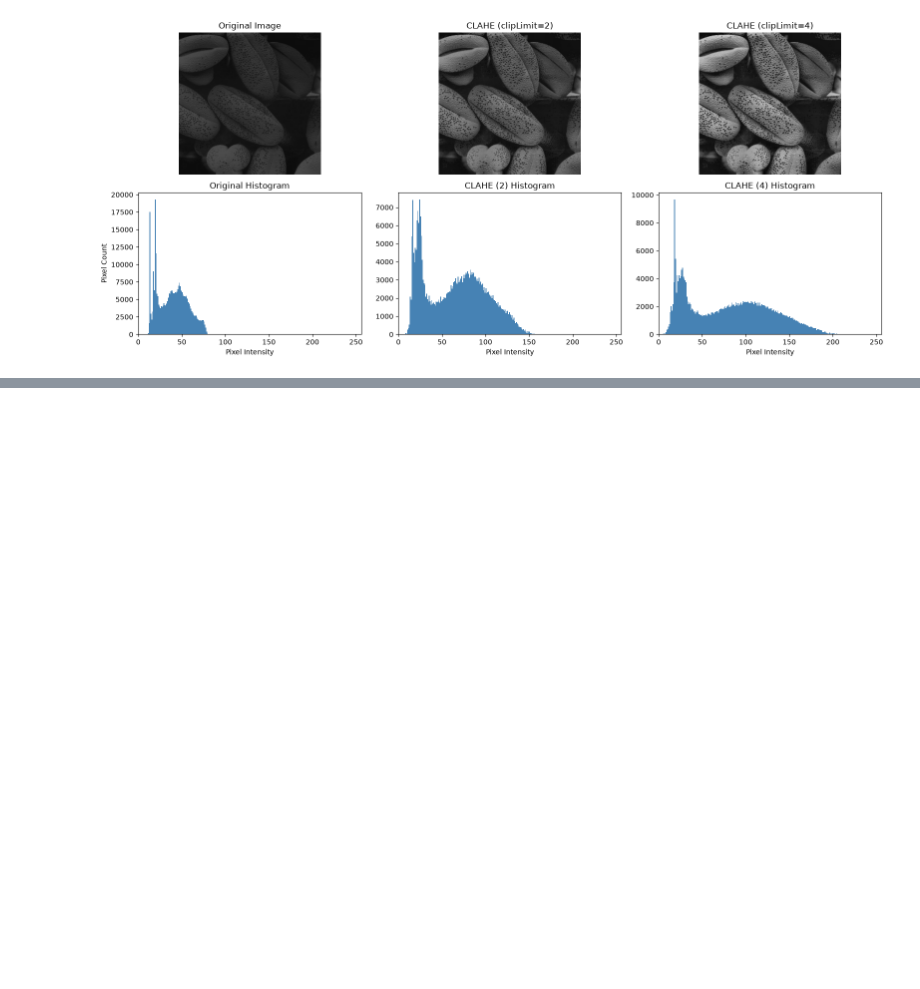
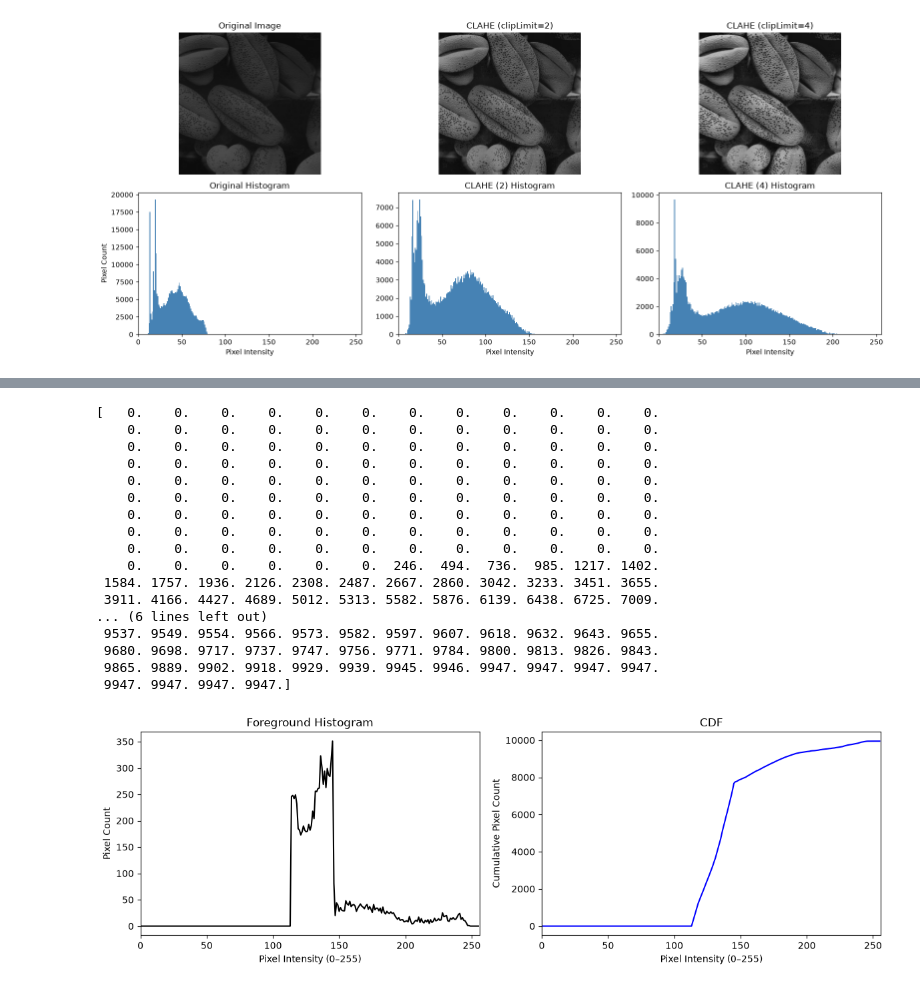
Before and after one commit to Imashanilupul/Machine_Vision_Assignment_1, a Jupyter notebook: Answer_Sheet.ipynb, the cells around one changed output, grey strips where cells are left out. Cells and saved outputs as stored; diff of their text form; code cells hidden in the pictures; blank space fills up the shorter version.

```diff
--- a/Answer_Sheet.ipynb
+++ b/Answer_Sheet.ipynb
@@ -425,0 +543,43 @@ plt.show()
+# %%
+#  the cumulative sum of the histogram using np.cumsum
+import numpy as np
+
+# Calculate CDF
+cdf = np.cumsum(hist)
+print(cdf)
+
+fig, axes = plt.subplots(1, 2, figsize=(12, 4))
+
+axes[0].plot(hist, color="black")
+axes[0].set_title("Foreground Histogram")
+axes[0].set_xlabel("Pixel Intensity (0–255)")
+axes[0].set_ylabel("Pixel Count")
+axes[0].set_xlim([0, 256])
+
+axes[1].plot(cdf, color="blue")
+axes[1].set_title("CDF")
+axes[1].set_xlabel("Pixel Intensity (0–255)")
+axes[1].set_ylabel("Cumulative Pixel Count")
+axes[1].set_xlim([0, 256])
+
+plt.tight_layout()
+plt.show()
+# %% [output]
+[   0.    0.    0.    0.    0.    0.    0.    0.    0.    0.    0.    0.
+    0.    0.    0.    0.    0.    0.    0.    0.    0.    0.    0.    0.
+    0.    0.    0.    0.    0.    0.    0.    0.    0.    0.    0.    0.
+    0.    0.    0.    0.    0.    0.    0.    0.    0.    0.    0.    0.
+    0.    0.    0.    0.    0.    0.    0.    0.    0.    0.    0.    0.
+    0.    0.    0.    0.    0.    0.    0.    0.    0.    0.    0.    0.
+    0.    0.    0.    0.    0.    0.    0.    0.    0.    0.    0.    0.
+    0.    0.    0.    0.    0.    0.    0.    0.    0.    0.    0.    0.
+    0.    0.    0.    0.    0.    0.    0.    0.    0.    0.    0.    0.
+    0.    0.    0.    0.    0.    0.  246.  494.  736.  985. 1217. 1402.
+ 1584. 1757. 1936. 2126. 2308. 2487. 2667. 2860. 3042. 3233. 3451. 3655.
+ 3911. 4166. 4427. 4689. 5012. 5313. 5582. 5876. 6139. 6438. 6725. 7009.
+... (6 lines left out)
+ 9537. 9549. 9554. 9566. 9573. 9582. 9597. 9607. 9618. 9632. 9643. 9655.
+ 9680. 9698. 9717. 9737. 9747. 9756. 9771. 9784. 9800. 9813. 9826. 9843.
+ 9865. 9889. 9902. 9918. 9929. 9939. 9945. 9946. 9947. 9947. 9947. 9947.
+ 9947. 9947. 9947. 9947.]
+[figure, added]
```
Also changed, not shown: parts of 6 cells of this notebook.
